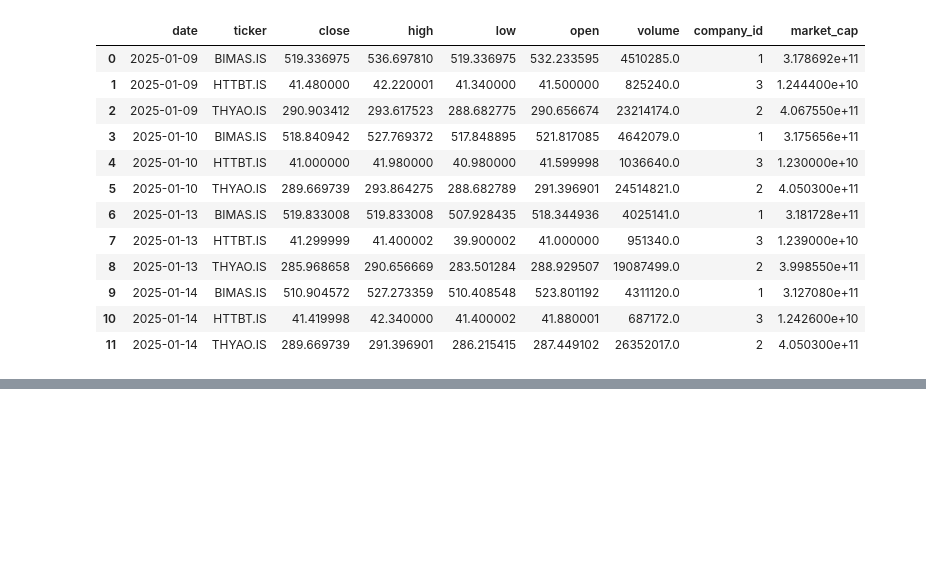
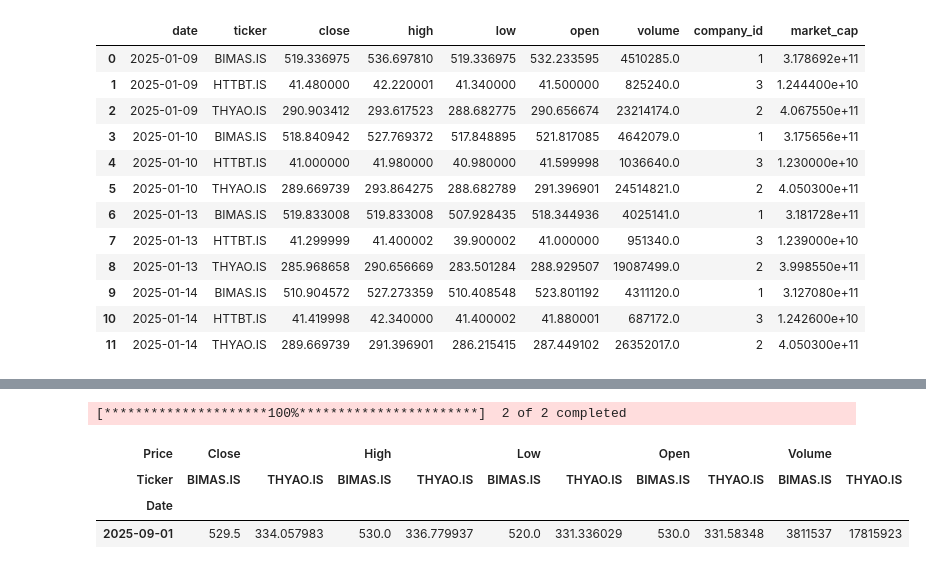
Before and after one commit to barbarosugurkan/portfolio-backtest-project, a Jupyter notebook: docs/test_fetch_prices.ipynb, the cells around one changed output, grey strips where cells are left out. Drawn from its saved outputs; the diff is of its cells as text; code cells hidden in the pictures; blank space fills up the shorter version.

```diff
--- a/docs/test_fetch_prices.ipynb
+++ b/docs/test_fetch_prices.ipynb
@@ -248,3 +248,12 @@ data
 | 9 | 2025-01-14 | BIMAS.IS | 510.904572 | 527.273359 | 510.408548 | 523.801192 | 4311120.0 | 1 | 3.127080e+11 | 6.120673e+08 |
 | 10 | 2025-01-14 | HTTBT.IS | 41.419998 | 42.340000 | 41.400002 | 41.880001 | 687172.0 | 3 | 1.242600e+10 | 3.000000e+08 |
 | 11 | 2025-01-14 | THYAO.IS | 289.669739 | 291.396901 | 286.215415 | 287.449102 | 26352017.0 | 2 | 4.050300e+11 | 1.398248e+09 |
+# %%
+import yfinance as yf
+yf.download(["BIMAS.IS","THYAO.IS"], start="2025-09-01", end="2025-09-02")
+# %% [output]
+[*********************100%***********************]  2 of 2 completed
+| Price | Close |  | High |  | Low |  | Open |  | Volume |  |
+| Ticker | BIMAS.IS | THYAO.IS | BIMAS.IS | THYAO.IS | BIMAS.IS | THYAO.IS | BIMAS.IS | THYAO.IS | BIMAS.IS | THYAO.IS |
+| Date |  |  |  |  |  |  |  |  |  |  |
+| 2025-09-01 | 529.5 | 334.057983 | 530.0 | 336.779937 | 520.0 | 331.336029 | 530.0 | 331.58348 | 3811537 | 17815923 |
```
Also changed, not shown: parts of 10 cells of this notebook, 1 other file.
